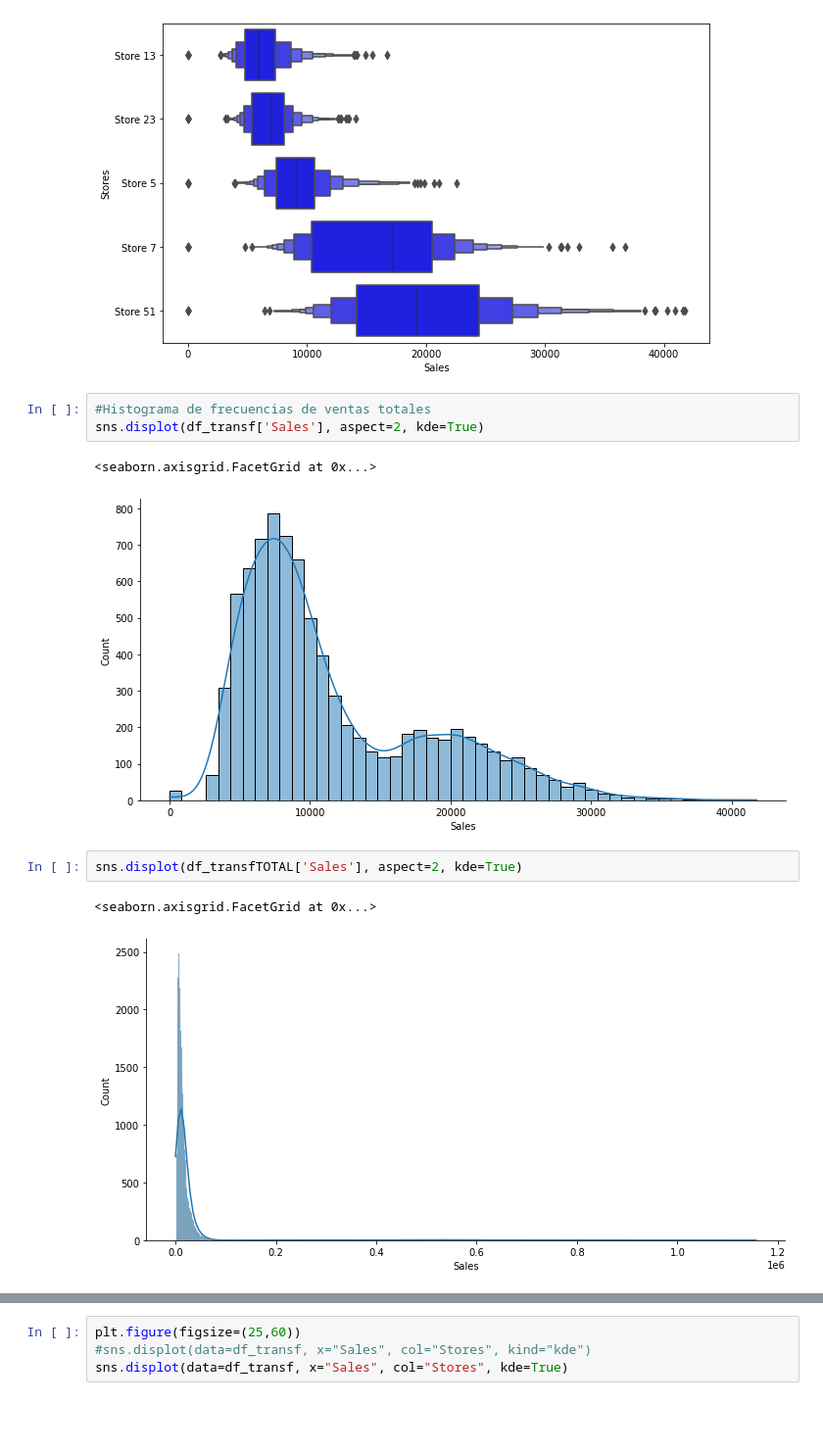
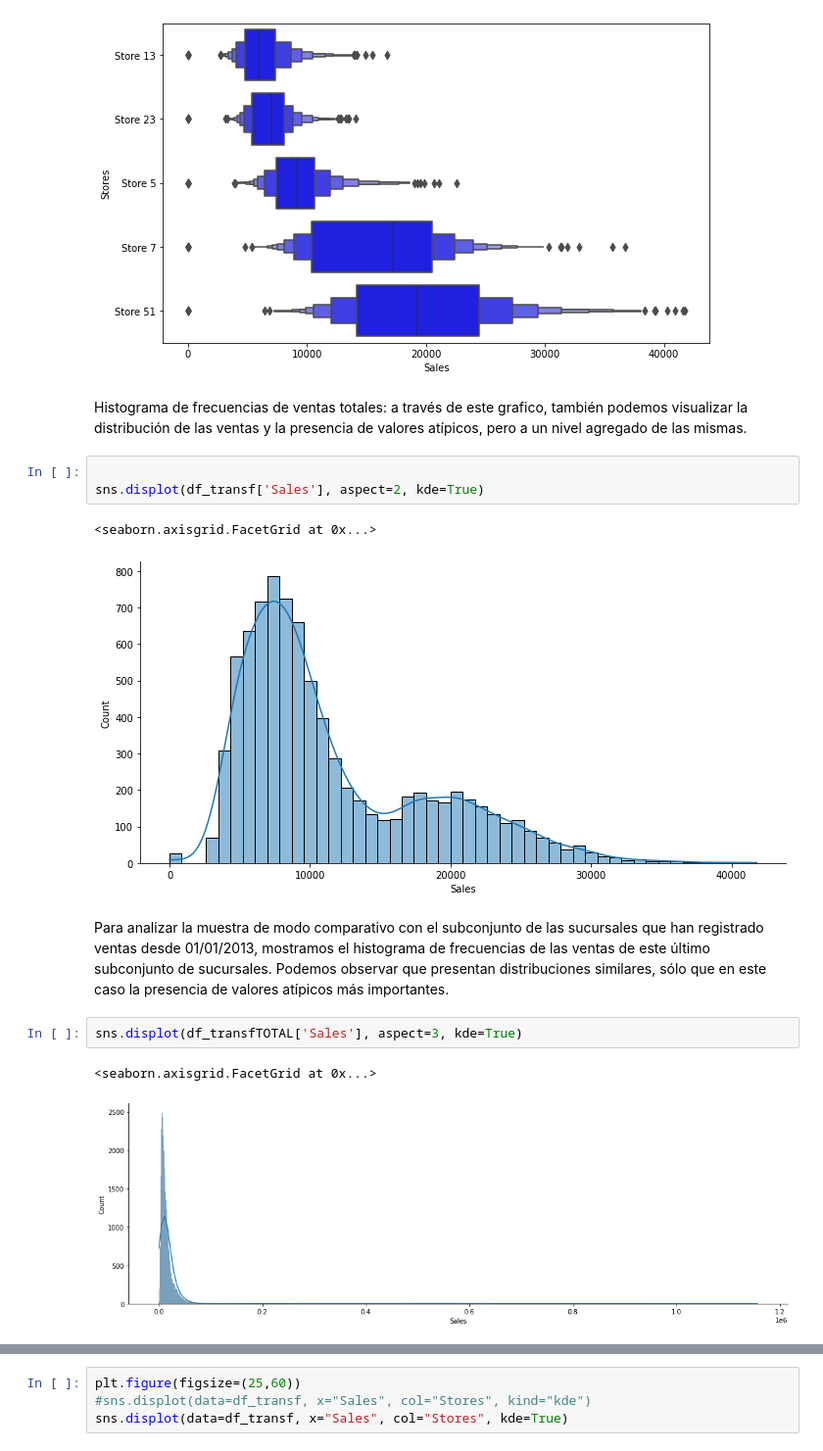
Before and after one commit to CHRISTIANDAGATTI/Mentoria_Series_Temporales, a Jupyter notebook: 20220523_TP1_analisis_y_visualizacion.ipynb, the cells around one changed output, grey strips where cells are left out. Shown at 98% size. Drawn from its saved outputs; the diff is of its cells as text; blank space fills up the shorter version.

```diff
--- a/20220523_TP1_analisis_y_visualizacion.ipynb
+++ b/20220523_TP1_analisis_y_visualizacion.ipynb
@@ -358,14 +388,18 @@ sns.boxenplot(data=df_transf, x='Sales', y='Stores',
 plt.ticklabel_format(style='plain', axis='x')
 # %% [output]
 [figure]
+# %% [markdown]
+Histograma de frecuencias de ventas totales: a través de este grafico, también podemos visualizar la distribución de las ventas y la presencia de valores atípicos, pero a un nivel agregado de las mismas.
 # %%
-#Histograma de frecuencias de ventas totales
+
 sns.displot(df_transf['Sales'], aspect=2, kde=True)
 # %% [output]
 <seaborn.axisgrid.FacetGrid at 0x...>
 [figure]
+# %% [markdown]
+Para analizar la muestra de modo comparativo con el subconjunto de las sucursales que han registrado ventas desde 01/01/2013, mostramos el histograma de frecuencias de las ventas de este último subconjunto de sucursales. Podemos observar que presentan distribuciones similares, sólo que en este caso la presencia de valores atípicos más importantes.
 # %%
-sns.displot(df_transfTOTAL['Sales'], aspect=2, kde=True)
+sns.displot(df_transfTOTAL['Sales'], aspect=3, kde=True)
 # %% [output]
 <seaborn.axisgrid.FacetGrid at 0x...>
-[figure, old version]
+[figure, new version]
```
Also changed, not shown: parts of 23 cells of this notebook.
